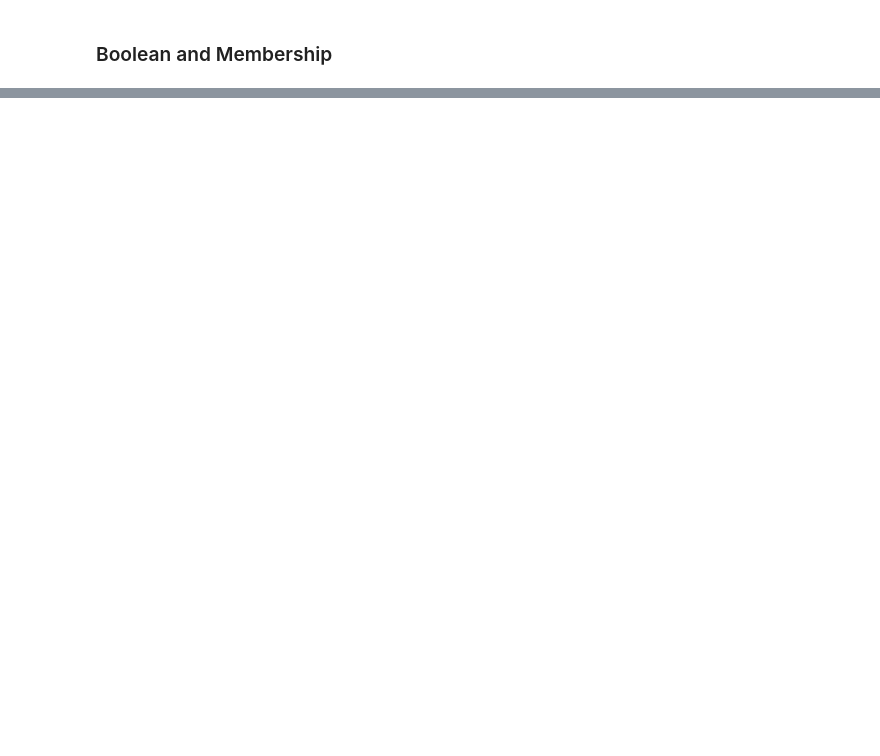
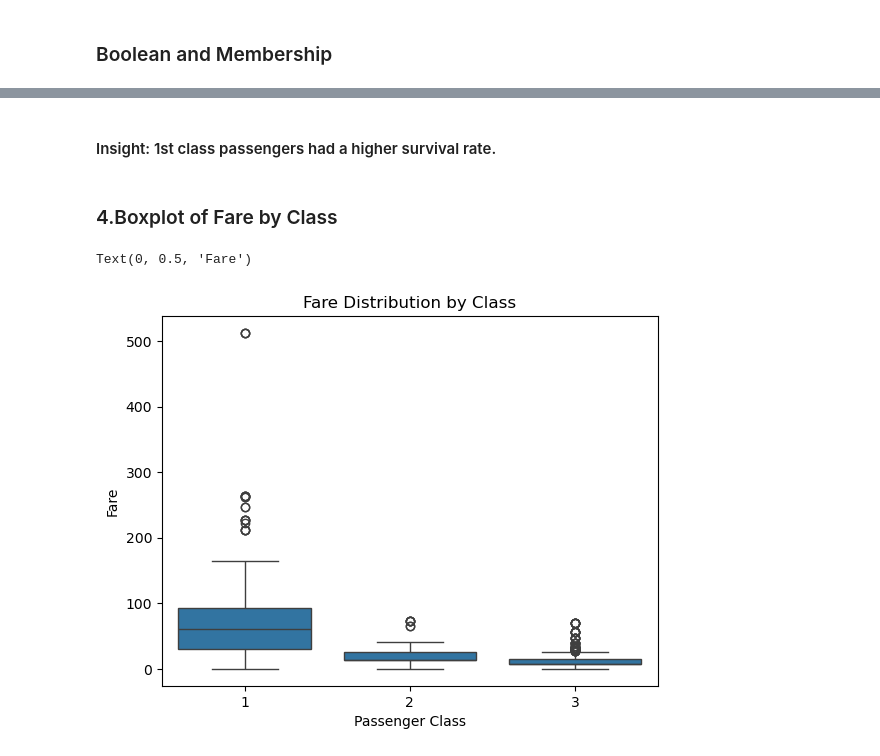
Before and after one commit to Ambily313/Titanic-Pandas-EDA, a Jupyter notebook: Titanic_Eda.ipynb, the cells around one changed output, grey strips where cells are left out. Saved outputs shown, nothing was run; the diff lists cells and outputs as text; code cells hidden in the pictures; blank space fills up the shorter version.

```diff
--- a/Titanic_Eda.ipynb
+++ b/Titanic_Eda.ipynb
@@ -586,0 +741,12 @@ Check if any passenger is older than 80.
+# %% [markdown]
+#### Insight: 1st class passengers had a higher survival rate.
+# %% [markdown]
+### 4.Boxplot of Fare by Class
+# %%
+sns.boxplot(data=df, x='Pclass', y='TicketPrice')
+plt.title('Fare Distribution by Class')
+plt.xlabel('Passenger Class')
+plt.ylabel('Fare')
+# %% [output]
+Text(0, 0.5, 'Fare')
+[figure, added]
```
Also changed, not shown: parts of 30 cells of this notebook.
